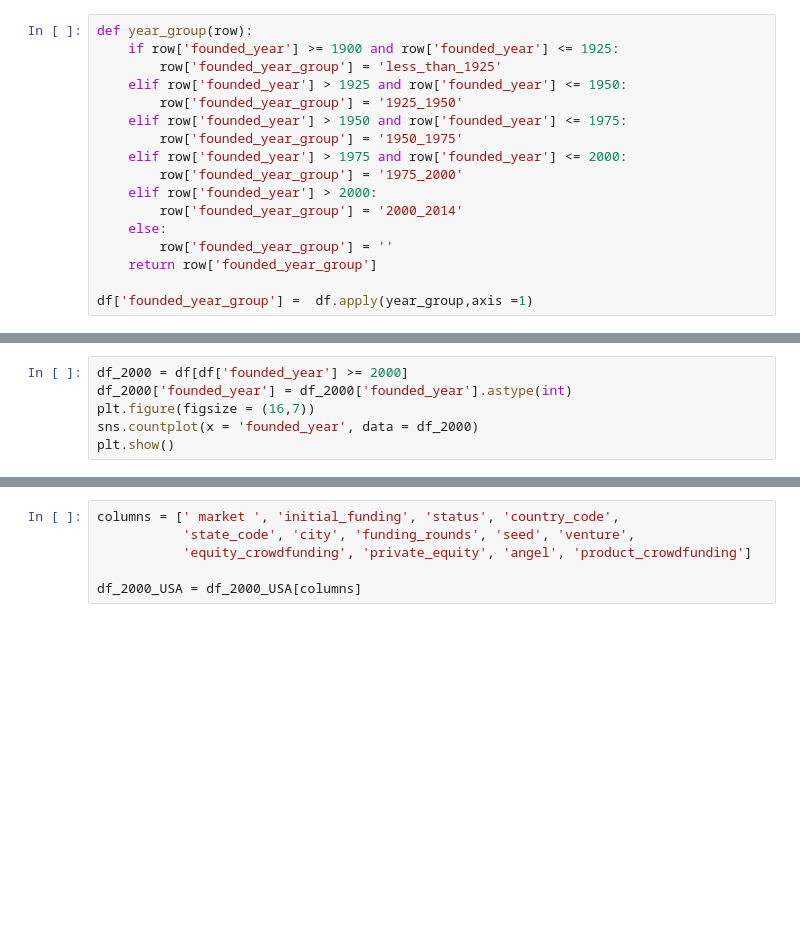
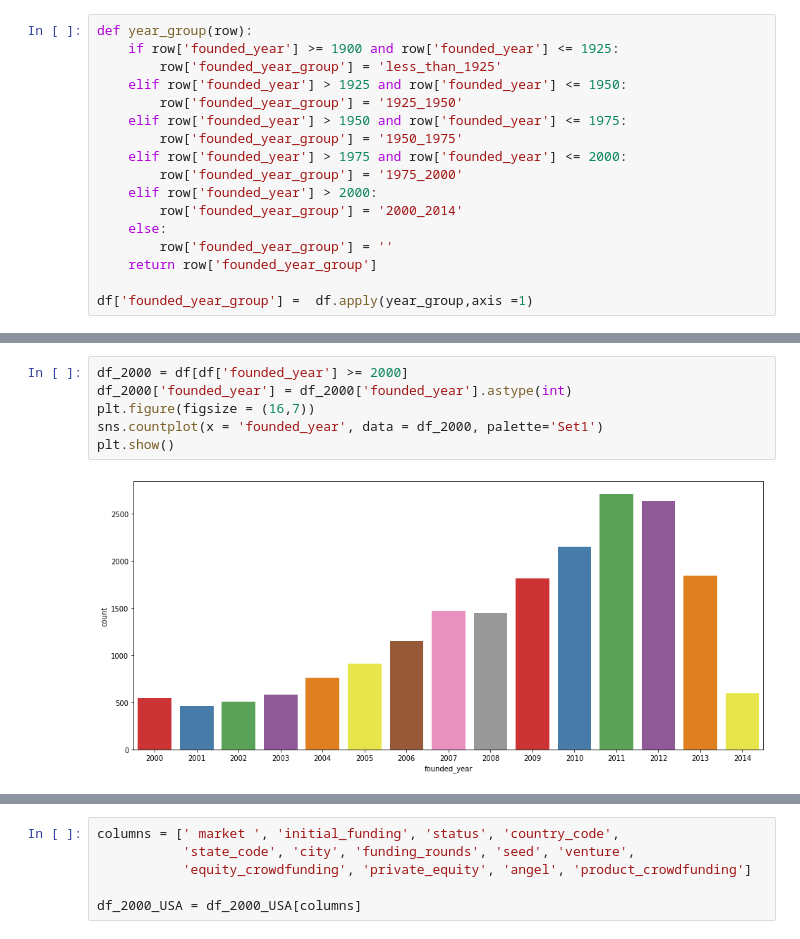
Before and after one commit to photostachio/Unit2_Build_Startups, a Jupyter notebook: Startups_Build_Week_Unit_2.ipynb, the cells around one changed output, grey strips where cells are left out. Saved outputs shown, nothing was run; the diff lists cells and outputs as text; blank space fills up the shorter version.

```diff
--- a/Startups_Build_Week_Unit_2.ipynb
+++ b/Startups_Build_Week_Unit_2.ipynb
@@ -73,8 +148,10 @@ plt.show()
 # %%
 df_2000 = df[df['founded_year'] >= 2000]
 df_2000['founded_year'] = df_2000['founded_year'].astype(int)
 plt.figure(figsize = (16,7))
-sns.countplot(x = 'founded_year', data = df_2000)
+sns.countplot(x = 'founded_year', data = df_2000, palette='Set1')
 plt.show()
+# %% [output]
+[figure, added]
 # %%
 df_2000['country_code'].unique()
```
Also changed, not shown: parts of 24 cells of this notebook.
